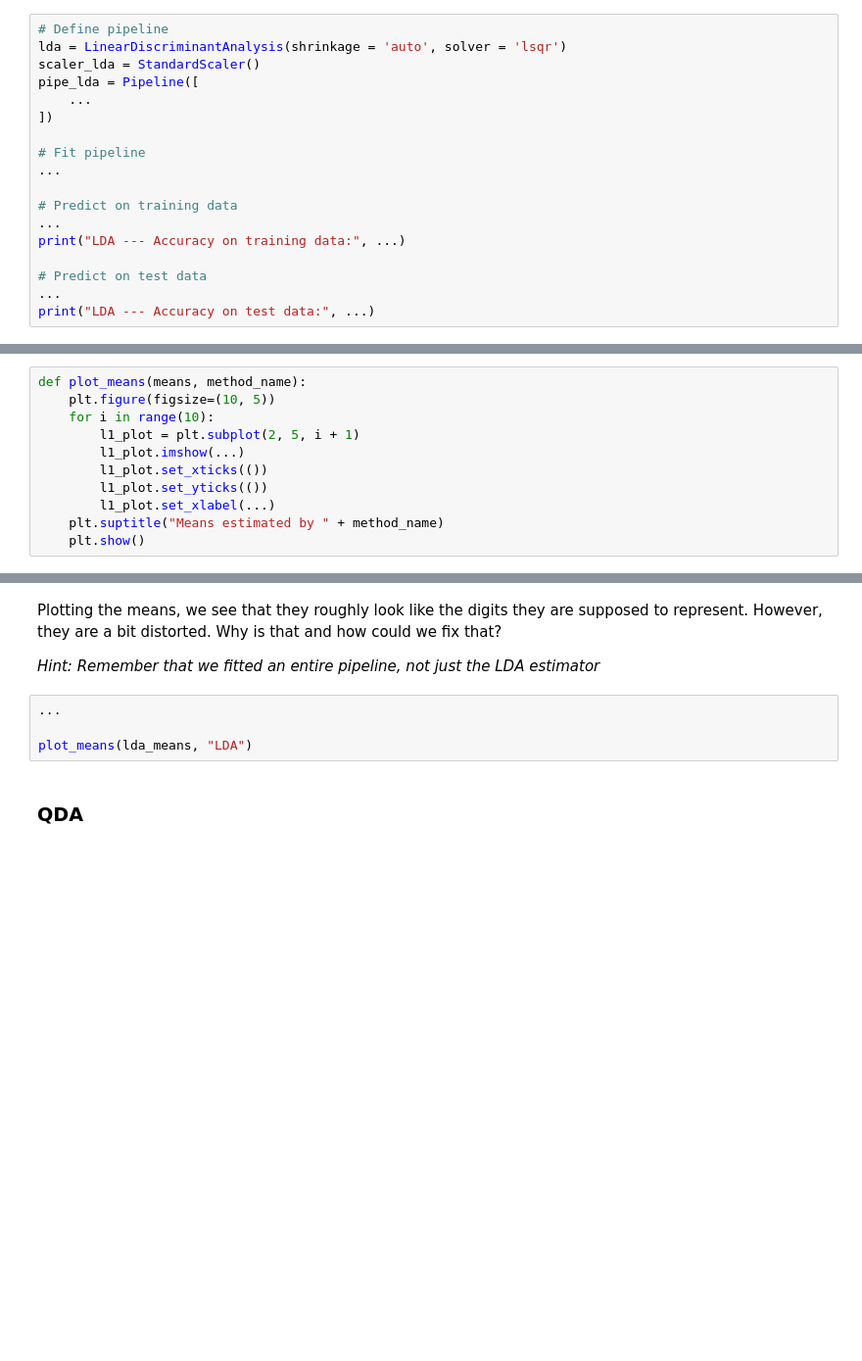
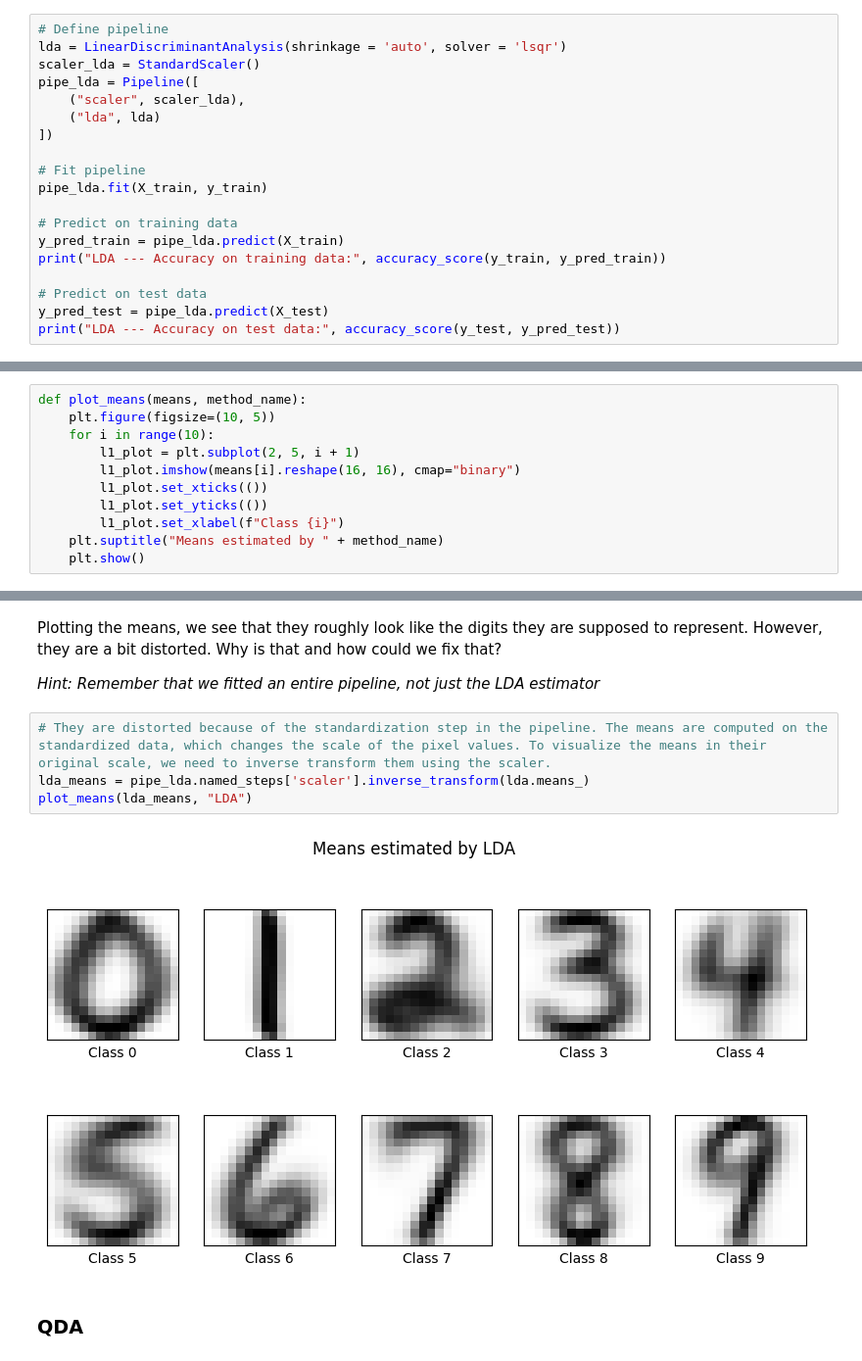
Before and after one commit to Guus03/MSc-Business-Analytics, a Jupyter notebook: Machine-Learning/Exercise_05.ipynb, the cells around one changed output, grey strips where cells are left out. Shown at 98% size. Cells and saved outputs as stored; diff of their text form; blank space fills up the shorter version.

```diff
--- a/Machine-Learning/Exercise_05.ipynb
+++ b/Machine-Learning/Exercise_05.ipynb
@@ -371,16 +501,17 @@ Create a `Pipeline` that first standardizes the data and then fits an LDA model.
 lda = LinearDiscriminantAnalysis(shrinkage = 'auto', solver = 'lsqr')
 scaler_lda = StandardScaler()
 pipe_lda = Pipeline([
-    ...
+    ("scaler", scaler_lda),
+    ("lda", lda)
 ])
 
 # Fit pipeline
-...
+pipe_lda.fit(X_train, y_train)
 
 # Predict on training data
-...
-print("LDA --- Accuracy on training data:", ...)
+y_pred_train = pipe_lda.predict(X_train)
+print("LDA --- Accuracy on training data:", accuracy_score(y_train, y_pred_train))
 
 # Predict on test data
-...
-print("LDA --- Accuracy on test data:", ...)
+y_pred_test = pipe_lda.predict(X_test)
+print("LDA --- Accuracy on test data:", accuracy_score(y_test, y_pred_test))
@@ -395,10 +529,10 @@ def plot_means(means, method_name):
     plt.figure(figsize=(10, 5))
     for i in range(10):
         l1_plot = plt.subplot(2, 5, i + 1)
-        l1_plot.imshow(...)
+        l1_plot.imshow(means[i].reshape(16, 16), cmap="binary")
         l1_plot.set_xticks(())
         l1_plot.set_yticks(())
-        l1_plot.set_xlabel(...)
+        l1_plot.set_xlabel(f"Class {i}")
     plt.suptitle("Means estimated by " + method_name)
     plt.show()
 # %%
@@ -408,10 +544,12 @@ Plotting the means, we see that they roughly look like the digits they are suppo
 However, they are a bit distorted. Why is that and how could we fix that?
 
 *Hint: Remember that we fitted an entire pipeline, not just the LDA estimator*
-# %%
-...
-
-plot_means(lda_means, "LDA")
+# %%
+# They are distorted because of the standardization step in the pipeline. The means are computed on the standardized data, which changes the scale of the pixel values. To visualize the means in their original scale, we need to inverse transform them using the scaler.
+lda_means = pipe_lda.named_steps['scaler'].inverse_transform(lda.means_)
+plot_means(lda_means, "LDA")
+# %% [output]
+[figure, added]
 # %% [markdown]
 ### QDA
 # %% [markdown]
```
Also changed, not shown: parts of 33 cells of this notebook, 1 other file.
